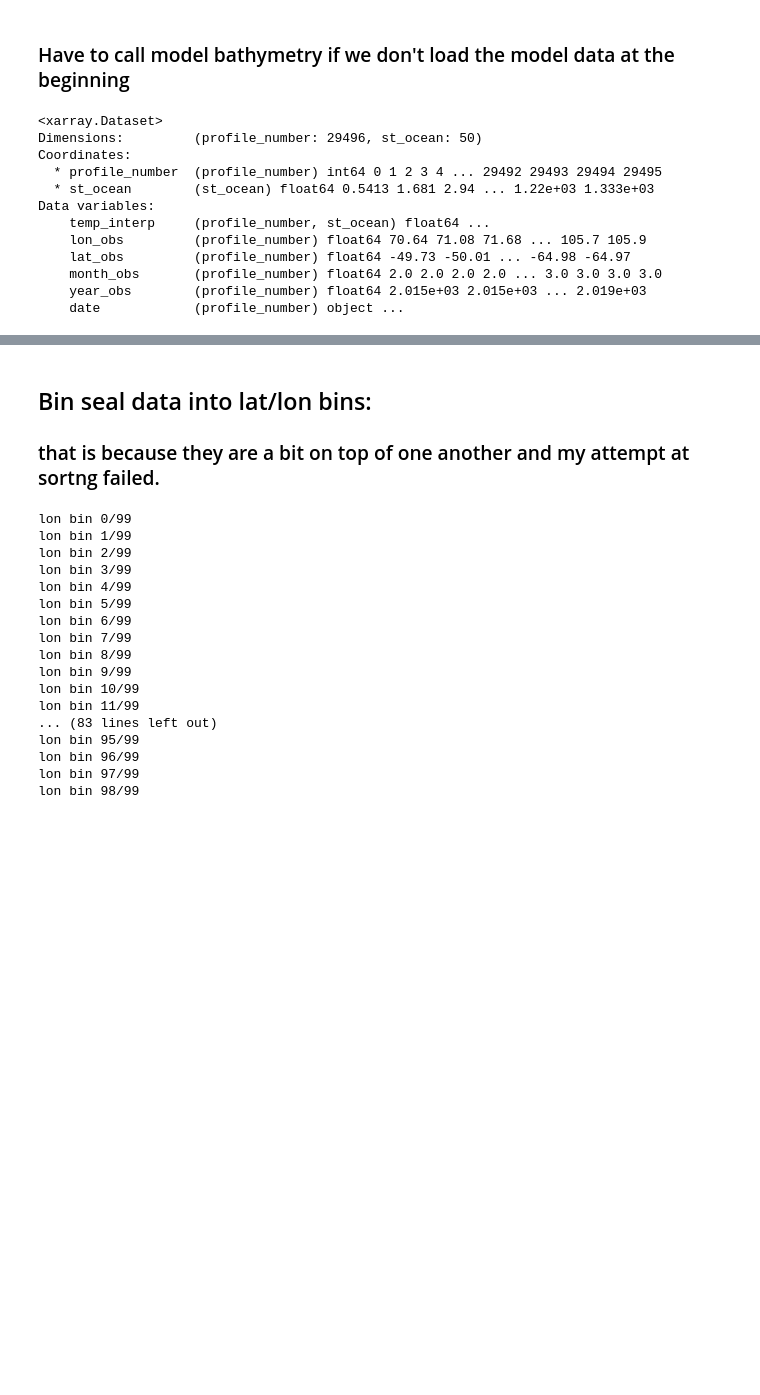
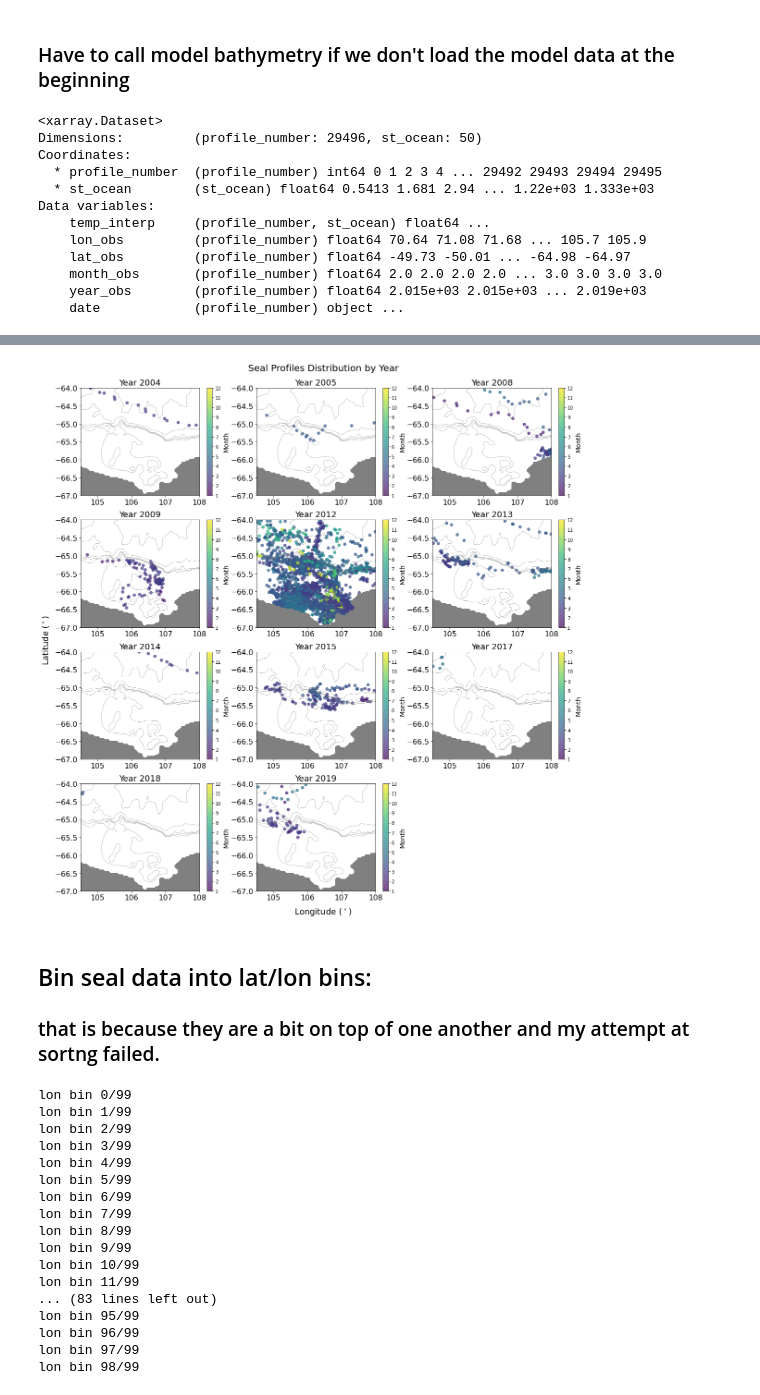
Before and after one commit to ribeiron/ScriptsChapter3, a Jupyter notebook: Fig2a-b.ipynb, the cells around one changed output, grey strips where cells are left out. Saved outputs shown, nothing was run; the diff lists cells and outputs as text; code cells hidden in the pictures; blank space fills up the shorter version.

Commit message:
added seal time distribution figure

```diff
--- a/Fig2a-b.ipynb
+++ b/Fig2a-b.ipynb
@@ -520,11 +520,3 @@ plt.show()
-# %%
-# Loop through each year
-for i, year in enumerate(years):
-    # Assuming profile_data contains latitude, longitude, and month information
-    # Replace with actual data from profile_data
-    lat_data = profile_data['lat_obs']  # Sample data, replace with actual latitudes
-    lon_data = profile_data['lon_obs']-360  # Sample data, replace with actual longitudes
-    month_data = profile_data['month_obs']  # Sample data, replace with actual month values
 # %% [markdown]
 ### Have to call model bathymetry if we don't load the model data at the beginning
 # %%
@@ -616,7 +545,80 @@ plt.savefig('plot.png')
-# %%
-  # Scatter plot of latitude and longitude with color based on month
-scatter = axs[1].scatter(lon_data, lat_data, c=month_data, cmap='viridis', alpha=0.7)
-plt.show()
+# %%
+import matplotlib.pyplot as plt
+import numpy as np
+
+# Sample data
+years = np.array([2004, 2005, 2008, 2009, 2012, 2013, 2014, 2015, 2017, 2018, 2019])
+
+# Calculate number of subplots needed based on available years
+num_years = len(years)
+num_cols = 3
+num_rows = -(-num_years // num_cols)  # Ceiling division to ensure enough rows
+
+# Create a figure with subplots for years with data
+fig, axs = plt.subplots(num_rows, num_cols, figsize=(16, 16))
+
+# Loop through each year
+for i, year in enumerate(years):
+    # Replace with actual data from profile_data
+    year_data = profile_data_copy['year_obs'].values  # Get the array of year data
+    indices = np.where(year_data == year)[0]  # Get the indices where year_obs equals the current year
+
+    # Check if there are any data points for the current year
+    if len(indices) > 0:
+        lat_data = profile_data_copy['lat_obs'].values[indices]  # Get latitude data corresponding to the indices
+        lon_data = profile_data_copy['lon_obs'].values[indices] - 360  # Get longitude data corresponding to the indices
+        month_data = profile_data_copy['month_obs'].values[indices]  # Get month data corresponding to the indices
+
+        # Scatter plot of latitude and longitude with color based on month
+        scatter = axs[i // num_cols, i % num_cols].scatter(lon_data, lat_data, c=month_data, cmap='viridis', alpha=0.7, vmin=1, vmax=12)
+
+        # Plot contours
+        axs[i // num_cols, i % num_cols].contour(ht.xt_ocean, ht.yt_ocean, ht, levels=[600, 800, 1000, 2000, 3000], colors='gray', linewidths=0.5)
+
+        # Plot land mask
+        axs[i // num_cols, i % num_cols].contourf(ht.xt_ocean, ht.yt_ocean, land_mask, colors='grey')
+
+        # Set subplot title
+        axs[i // num_cols, i % num_cols].set_title(f'Year {year}', fontsize=18)
+
+        # Set tick parameters
+        axs[i // num_cols, i % num_cols].tick_params(labelsize=16)
+
+        # Set limits
+        axs[i // num_cols, i % num_cols].set_ylim((-67, -64))
+        axs[i // num_cols, i % num_cols].set_xlim((-255, -248))
+
+        # Set tick labels
+        axs[i // num_cols, i % num_cols].set_xticklabels([-255+359, -254+359, -253+359, -252+359, -251+359, -250+359, -249+359, -248+359])
+
+        # Add colorbar with fixed scale from 1 to 12
+        cbar = plt.colorbar(scatter, ax=axs[i // num_cols, i % num_cols], ticks=np.arange(1, 13))
+        cbar.set_label('Month', fontsize=14)
+        cbar.set_ticks(np.arange(1, 13))
+        cbar.set_ticklabels(np.arange(1, 13))
+    else:
+        # Hide empty subplot
+        axs[i // num_cols, i % num_cols].set_visible(False)
+
+axs.flat[-1].set_visible(False) # to remove last plot
+
+# Add overall xlabel and ylabel and title
+fig.text(0.5, -0.01, 'Longitude ($^\circ$)', ha='center', va='center', fontsize=18)
+fig.text(-0.02, 0.5, 'Latitude ($^\circ$)', ha='center', va='center', rotation='vertical', fontsize=18)
+fig.text(0.5, 1.01, 'Seal Profiles Distribution by Year', ha='center', va='center', fontsize=20)
+
+# Adjust layout
+plt.tight_layout()
+
+# Save the plot
+figdir = '/g/data/v45/ns3783/ScriptsChapter3/Figures/'
+filestr = figdir + 'SI_seal_distribution_year_vs_month.png'
+plt.savefig(filestr, dpi=600, bbox_inches='tight')
+
+# Show the plot
+plt.show()
+# %% [output]
+[figure, added]
 # %% [markdown]
 ## Bin seal data into lat/lon bins:
 ### that is because they are a bit on top of one another and my attempt at sortng failed.
```
Also changed, not shown: parts of 2 cells of this notebook, 1 other file.
